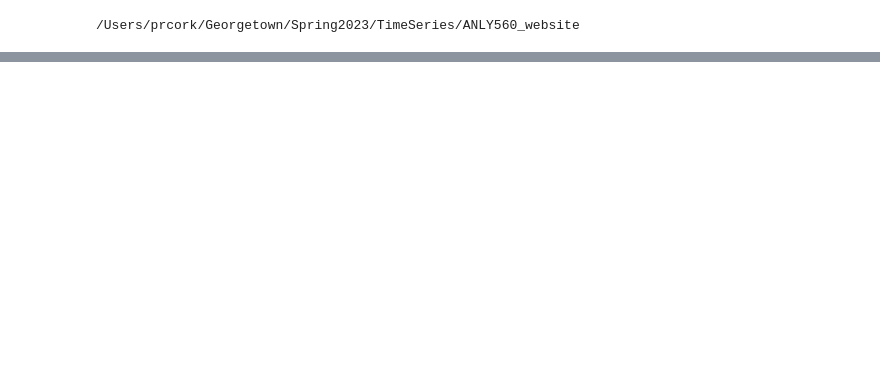
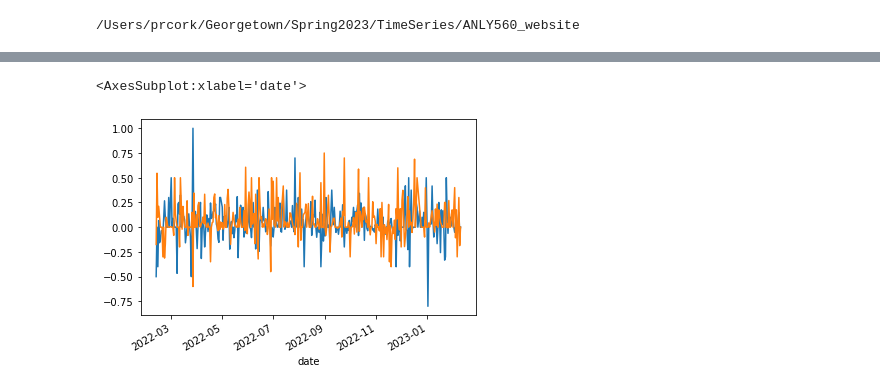
Before and after one commit to phil-cork/TimeSeries_Website, a Jupyter notebook: _analysis/text_analysis_submissions.ipynb, the cells around one changed output, grey strips where cells are left out. Cells and saved outputs as stored; diff of their text form; code cells hidden in the pictures; blank space fills up the shorter version.

```diff
--- a/_analysis/text_analysis_submissions.ipynb
+++ b/_analysis/text_analysis_submissions.ipynb
@@ -56,0 +76,9 @@ Topic #8: card, magic, deck, planeswalkers, planeswalker, token, mark, best, col
+# %%
+magicTCG['lem_title'] = text_analysis.lemmatize_documents(magicTCG.title)
+magicTCG['subjectivity'] = magicTCG.title.apply(getSubjectivity)
+magicTCG['lem_subjectivity'] = magicTCG.lem_title.apply(getSubjectivity)
+magicTCG['sub_diff'] = magicTCG['subjectivity'] - magicTCG['lem_subjectivity']
+
+magicTCG['polarity'] = magicTCG.title.apply(getPolarity)
+magicTCG['lem_polarity'] = magicTCG.lem_title.apply(getPolarity)
+magicTCG['sub_diff'] = magicTCG['subjectivity'] - magicTCG['lem_polarity']
@@ -56,0 +95,12 @@ Topic #8: card, magic, deck, planeswalkers, planeswalker, token, mark, best, col
+# %%
+finance.date = pd.to_datetime(finance.date)
+magicTCG.date = pd.to_datetime(magicTCG.date)
+# %%
+time_finance = finance.groupby('date').mean()
+time_magic = magicTCG.groupby('date').mean()
+# %%
+time_finance.lem_polarity.plot()
+time_magic.lem_polarity.plot()
+# %% [output]
+<AxesSubplot:xlabel='date'>
+[figure, added]
```
Also changed, not shown: parts of 10 cells of this notebook, 4 other files.
